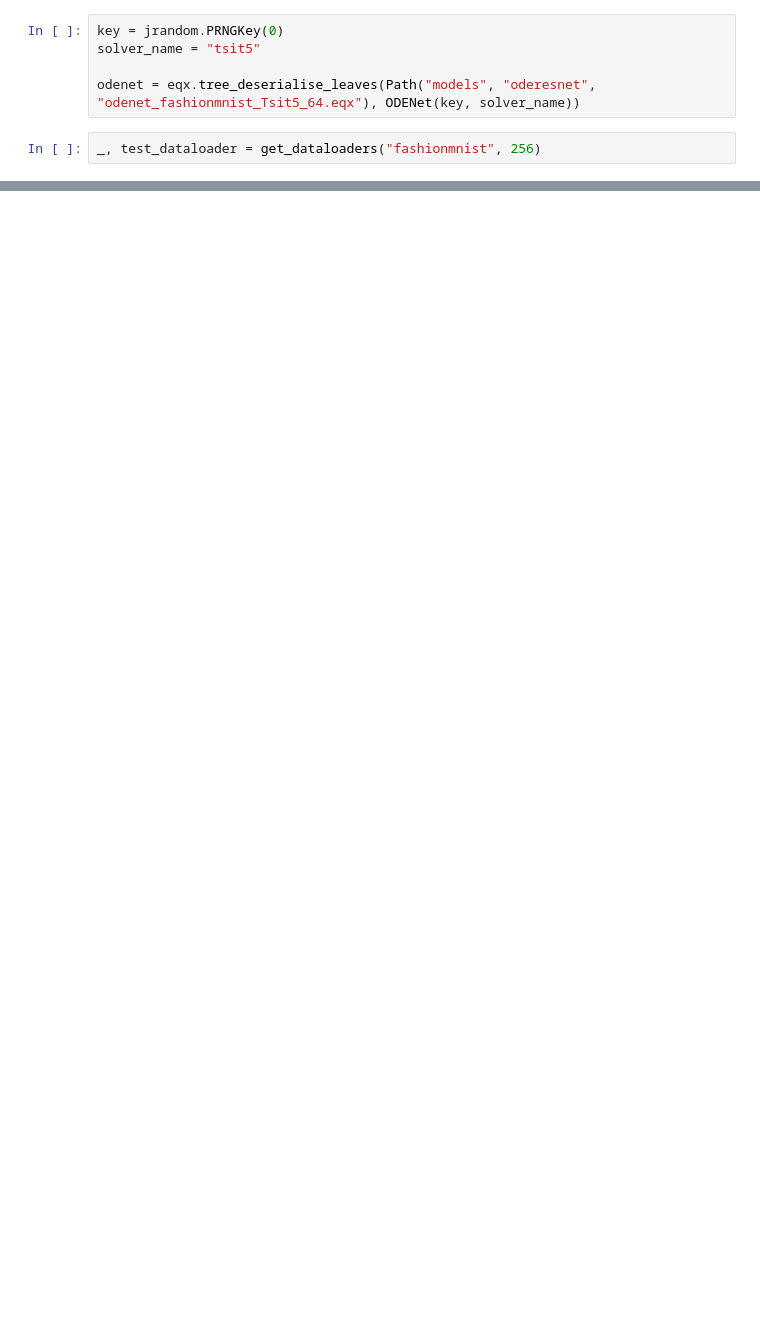
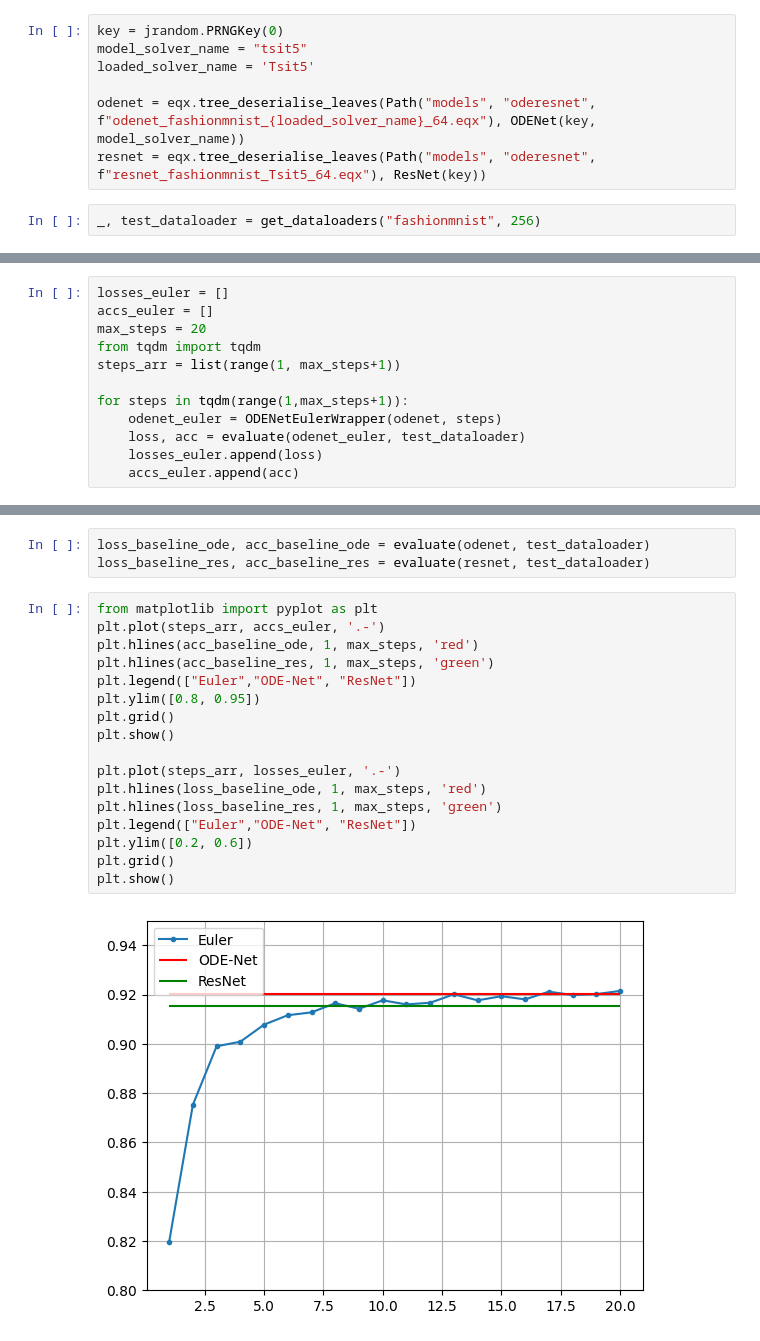
Before and after one commit to dtonderski/neural-odes, a Jupyter notebook: notebooks/visualize.ipynb, the cells around one changed output, grey strips where cells are left out. Drawn from its saved outputs; the diff is of its cells as text; blank space fills up the shorter version.

Commit message:
Visualization notebooks

```diff
--- a/notebooks/visualize.ipynb
+++ b/notebooks/visualize.ipynb
@@ -11,8 +15,10 @@ if Path(os.getcwd()).name == "notebooks":
     os.chdir(Path(os.getcwd()).parent)
 # %%
 key = jrandom.PRNGKey(0)
-solver_name = "tsit5"
+model_solver_name = "tsit5"
+loaded_solver_name = 'Tsit5'
 
-odenet = eqx.tree_deserialise_leaves(Path("models", "oderesnet", "odenet_fashionmnist_Tsit5_64.eqx"), ODENet(key, solver_name))
+odenet = eqx.tree_deserialise_leaves(Path("models", "oderesnet", f"odenet_fashionmnist_{loaded_solver_name}_64.eqx"), ODENet(key, model_solver_name))
+resnet = eqx.tree_deserialise_leaves(Path("models", "oderesnet", f"resnet_fashionmnist_Tsit5_64.eqx"), ResNet(key))
 # %%
 _, test_dataloader = get_dataloaders("fashionmnist", 256)
@@ -46,0 +25,12 @@ ODEBlock(
+# %%
+losses_euler = []
+accs_euler = []
+max_steps = 20
+from tqdm import tqdm
+steps_arr = list(range(1, max_steps+1))
+
+for steps in tqdm(range(1,max_steps+1)):
+    odenet_euler = ODENetEulerWrapper(odenet, steps)
+    loss, acc = evaluate(odenet_euler, test_dataloader)
+    losses_euler.append(loss)
+    accs_euler.append(acc)
@@ -46,0 +39,22 @@ ODEBlock(
+# %%
+loss_baseline_ode, acc_baseline_ode = evaluate(odenet, test_dataloader)
+loss_baseline_res, acc_baseline_res = evaluate(resnet, test_dataloader)
+# %%
+from matplotlib import pyplot as plt
+plt.plot(steps_arr, accs_euler, '.-')
+plt.hlines(acc_baseline_ode, 1, max_steps, 'red')
+plt.hlines(acc_baseline_res, 1, max_steps, 'green')
+plt.legend(["Euler","ODE-Net", "ResNet"])
+plt.ylim([0.8, 0.95])
+plt.grid()
+plt.show()
+
+plt.plot(steps_arr, losses_euler, '.-')
+plt.hlines(loss_baseline_ode, 1, max_steps, 'red')
+plt.hlines(loss_baseline_res, 1, max_steps, 'green')
+plt.legend(["Euler","ODE-Net", "ResNet"])
+plt.ylim([0.2, 0.6])
+plt.grid()
+plt.show()
+# %% [output]
+[figure, added]
```
Also changed, not shown: parts of 14 cells of this notebook, 1 other file.
